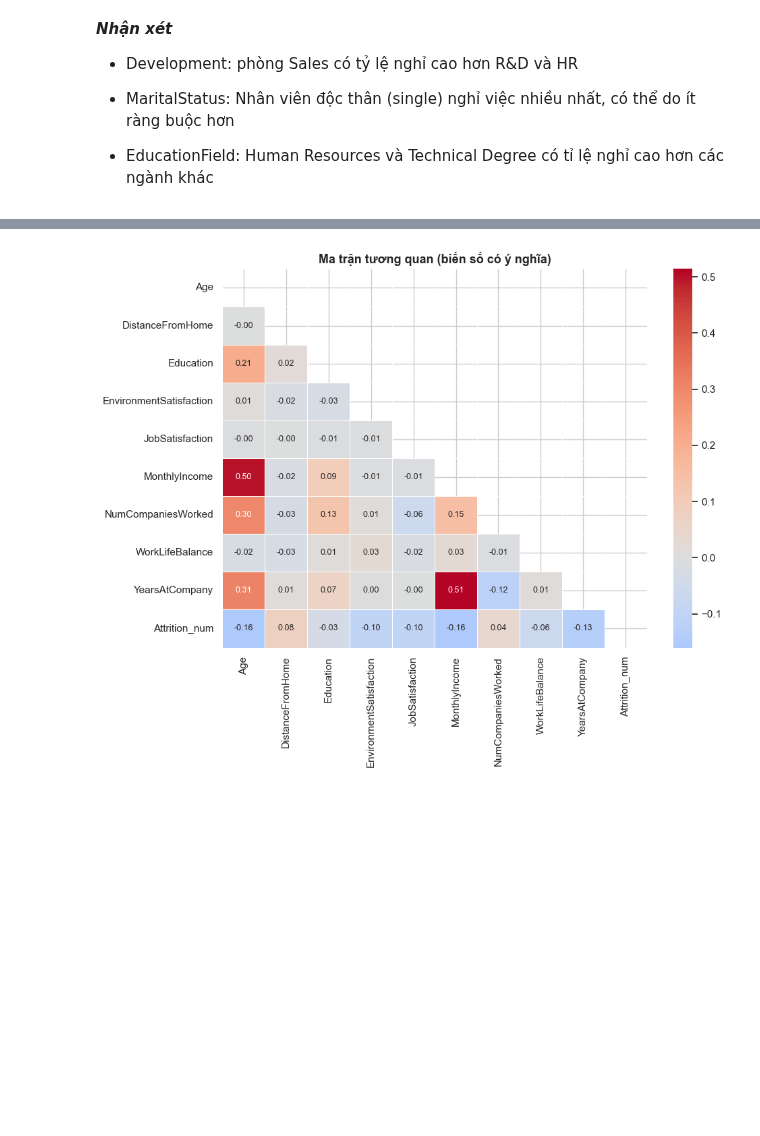
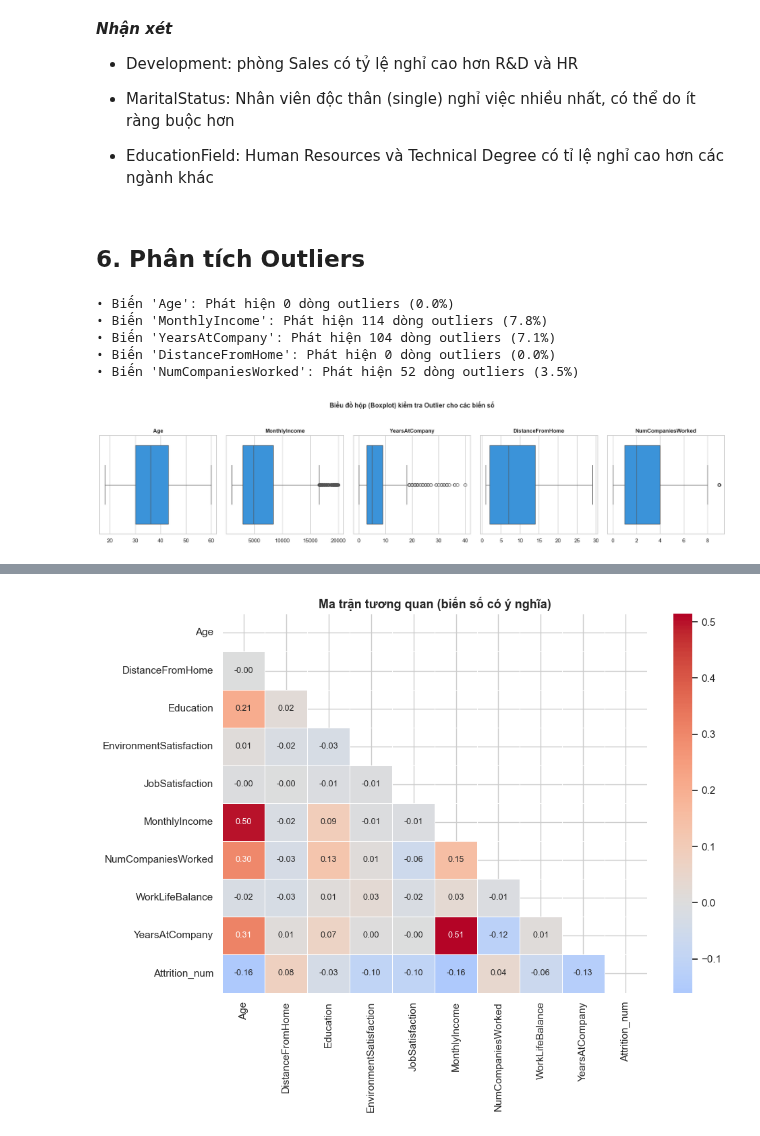
Before and after one commit to diemquynh-16/employee-attrition-prediction, a Jupyter notebook: notebooks/00_eda.ipynb, the cells around one changed output, grey strips where cells are left out. Cells and saved outputs as stored; diff of their text form; code cells hidden in the pictures; blank space fills up the shorter version.

```diff
--- a/notebooks/00_eda.ipynb
+++ b/notebooks/00_eda.ipynb
@@ -347,3 +347,42 @@ plt.show()
 - MaritalStatus: Nhân viên độc thân (single) nghỉ việc nhiều nhất, có thể do ít ràng buộc hơn
 
 - EducationField: Human Resources và Technical Degree có tỉ lệ nghỉ cao hơn các ngành khác
+# %% [markdown]
+## **6. Phân tích Outliers**
+# %%
+fig, axes = plt.subplots(1, len(continuous_cols), figsize=(18, 4))
+
+for i, col in enumerate(continuous_cols):
+    if col in df.columns:
+        # 1. Vẽ Boxplot
+        sns.boxplot(data=df, x=col, color="#2196F3", ax=axes[i])
+        axes[i].set_title(col, fontsize=11, fontweight="bold")
+        axes[i].set_xlabel("")
+
+        # 2. Tính toán số lượng outlier
+        Q1 = df[col].quantile(0.25)
+        Q3 = df[col].quantile(0.75)
+        IQR = Q3 - Q1
+
+        lower_bound = Q1 - 1.5 * IQR
+        upper_bound = Q3 + 1.5 * IQR
+
+        # Đếm số dòng nằm ngoài ranh giới [lower_bound, upper_bound]
+        num_outliers = len(df[(df[col] < lower_bound) | (df[col] > upper_bound)])
+        percentage = (num_outliers / len(df)) * 100
+
+        print(f"• Biến '{col}': Phát hiện {num_outliers} dòng outliers ({percentage:.1f}%)")
+    else:
+        print(f"• Cột '{col}' không tồn tại trong dataframe.")
+
+fig.suptitle("Biểu đồ hộp (Boxplot) kiểm tra Outlier cho các biến số", fontsize=13, fontweight="bold", y=1.05)
+plt.tight_layout()
+plt.savefig(f"{FIGURES_DIR}/eda_outliers_boxplot.png", dpi=150, bbox_inches="tight")
+plt.show()
+# %% [output]
+• Biến 'Age': Phát hiện 0 dòng outliers (0.0%)
+• Biến 'MonthlyIncome': Phát hiện 114 dòng outliers (7.8%)
+• Biến 'YearsAtCompany': Phát hiện 104 dòng outliers (7.1%)
+• Biến 'DistanceFromHome': Phát hiện 0 dòng outliers (0.0%)
+• Biến 'NumCompaniesWorked': Phát hiện 52 dòng outliers (3.5%)
+[figure, added]
```
Also changed, not shown: parts of 2 cells of this notebook.
